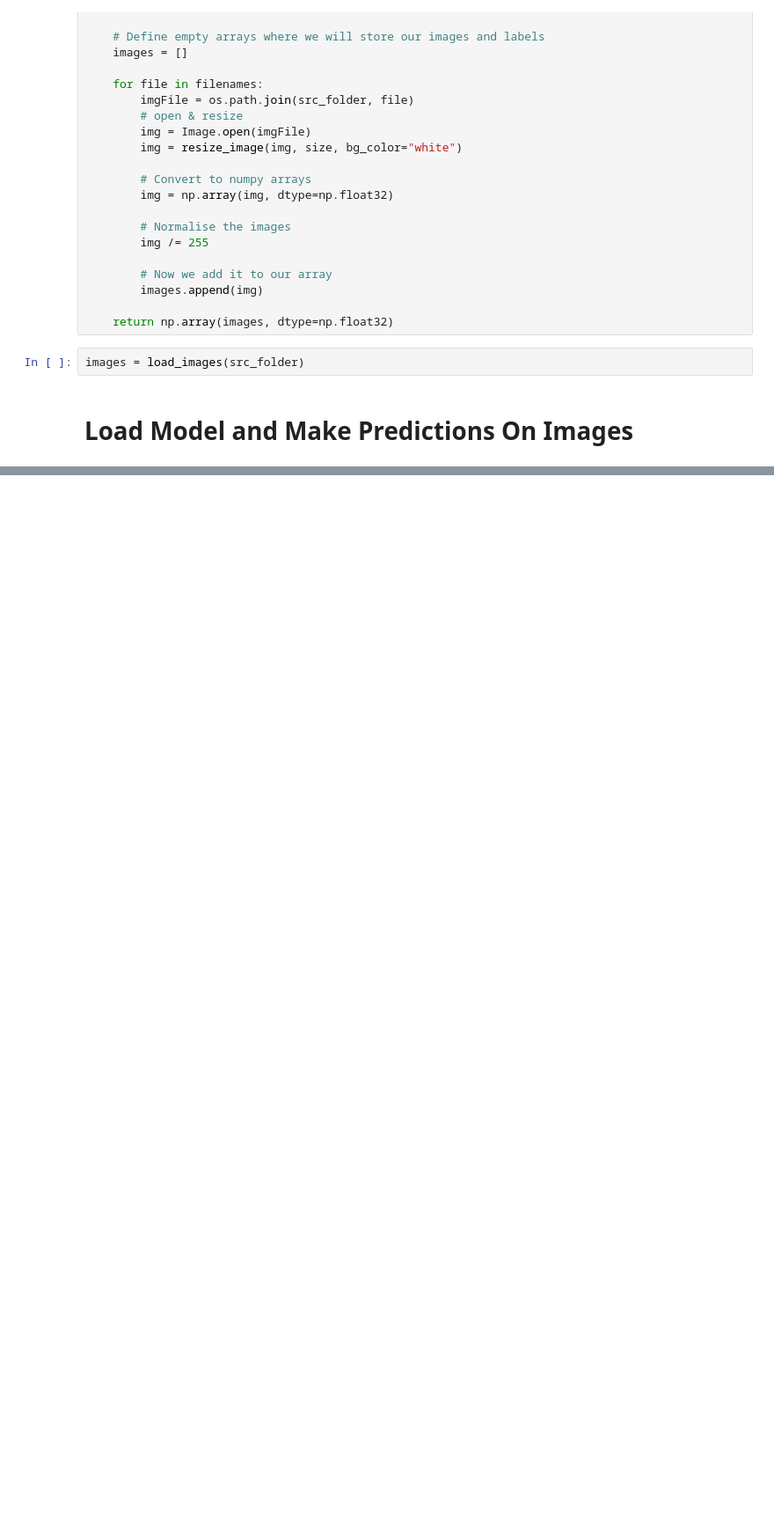
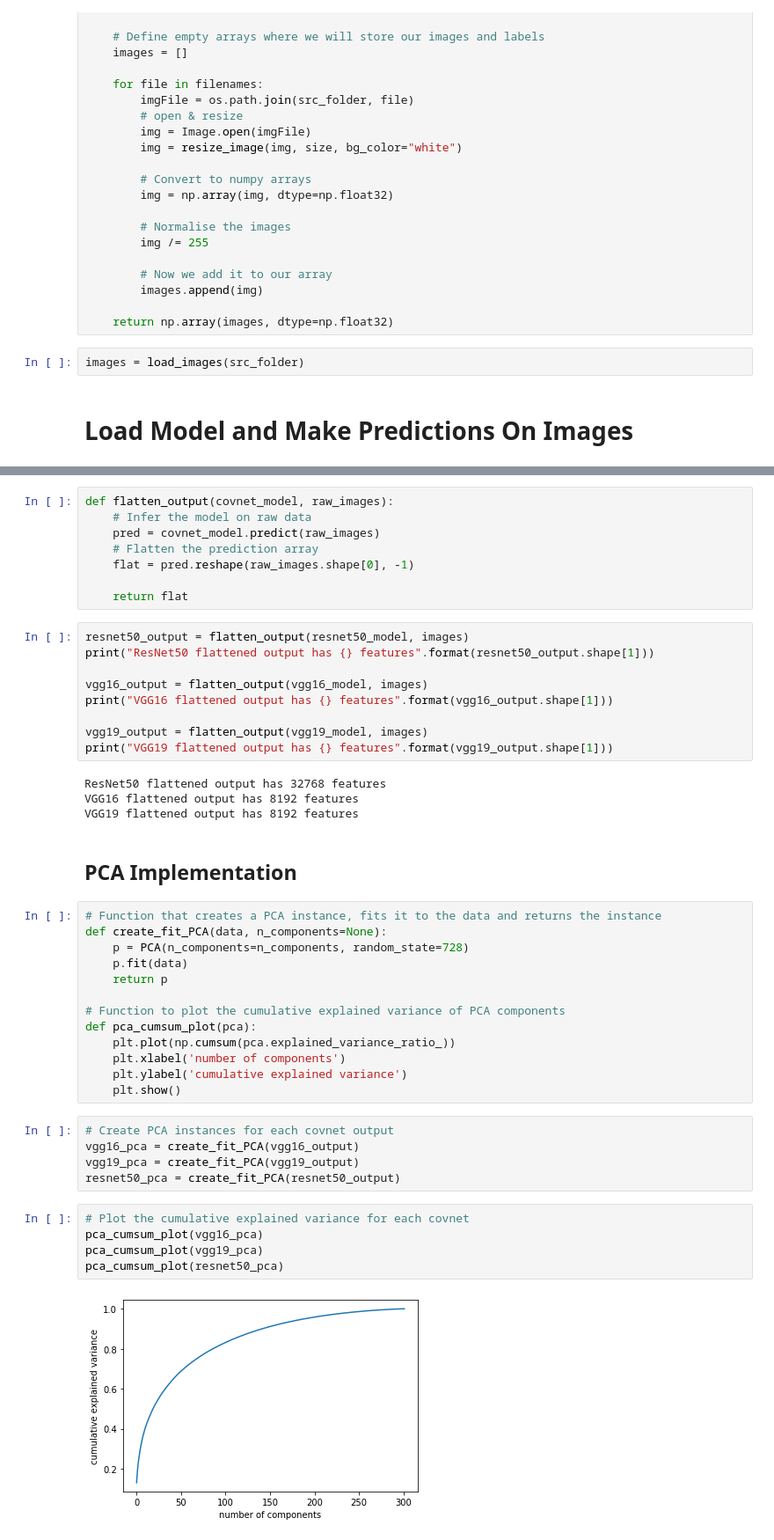
Before and after one commit to rapaperro88/Image-Classification-Unsupervised, a Jupyter notebook: Preprocessing_Classification.ipynb, the cells around one changed output, grey strips where cells are left out. Shown: that part at 88% size. Cells and saved outputs as stored; diff of their text form; blank space fills up the shorter version.

```diff
--- a/Preprocessing_Classification.ipynb
+++ b/Preprocessing_Classification.ipynb
@@ -86,0 +124,48 @@ images = load_images(src_folder)
+# %%
+def flatten_output(covnet_model, raw_images):
+    # Infer the model on raw data
+    pred = covnet_model.predict(raw_images)
+    # Flatten the prediction array
+    flat = pred.reshape(raw_images.shape[0], -1)
+
+    return flat
+# %%
+resnet50_output = flatten_output(resnet50_model, images)
+print("ResNet50 flattened output has {} features".format(resnet50_output.shape[1]))
+
+vgg16_output = flatten_output(vgg16_model, images)
+print("VGG16 flattened output has {} features".format(vgg16_output.shape[1]))
+
+vgg19_output = flatten_output(vgg19_model, images)
+print("VGG19 flattened output has {} features".format(vgg19_output.shape[1]))
+# %% [output]
+ResNet50 flattened output has 32768 features
+VGG16 flattened output has 8192 features
+VGG19 flattened output has 8192 features
+# %% [markdown]
+## PCA Implementation
+# %%
+# Function that creates a PCA instance, fits it to the data and returns the instance
+def create_fit_PCA(data, n_components=None):
+    p = PCA(n_components=n_components, random_state=728)
+    p.fit(data)
+    return p
+
+# Function to plot the cumulative explained variance of PCA components
+def pca_cumsum_plot(pca):
+    plt.plot(np.cumsum(pca.explained_variance_ratio_))
+    plt.xlabel('number of components')
+    plt.ylabel('cumulative explained variance')
+    plt.show()
+# %%
+# Create PCA instances for each covnet output
+vgg16_pca = create_fit_PCA(vgg16_output)
+vgg19_pca = create_fit_PCA(vgg19_output)
+resnet50_pca = create_fit_PCA(resnet50_output)
+# %%
+# Plot the cumulative explained variance for each covnet
+pca_cumsum_plot(vgg16_pca)
+pca_cumsum_plot(vgg19_pca)
+pca_cumsum_plot(resnet50_pca)
+# %% [output]
+[figure, added]
```
Also changed, not shown: parts of 17 cells of this notebook, 1 other file.
